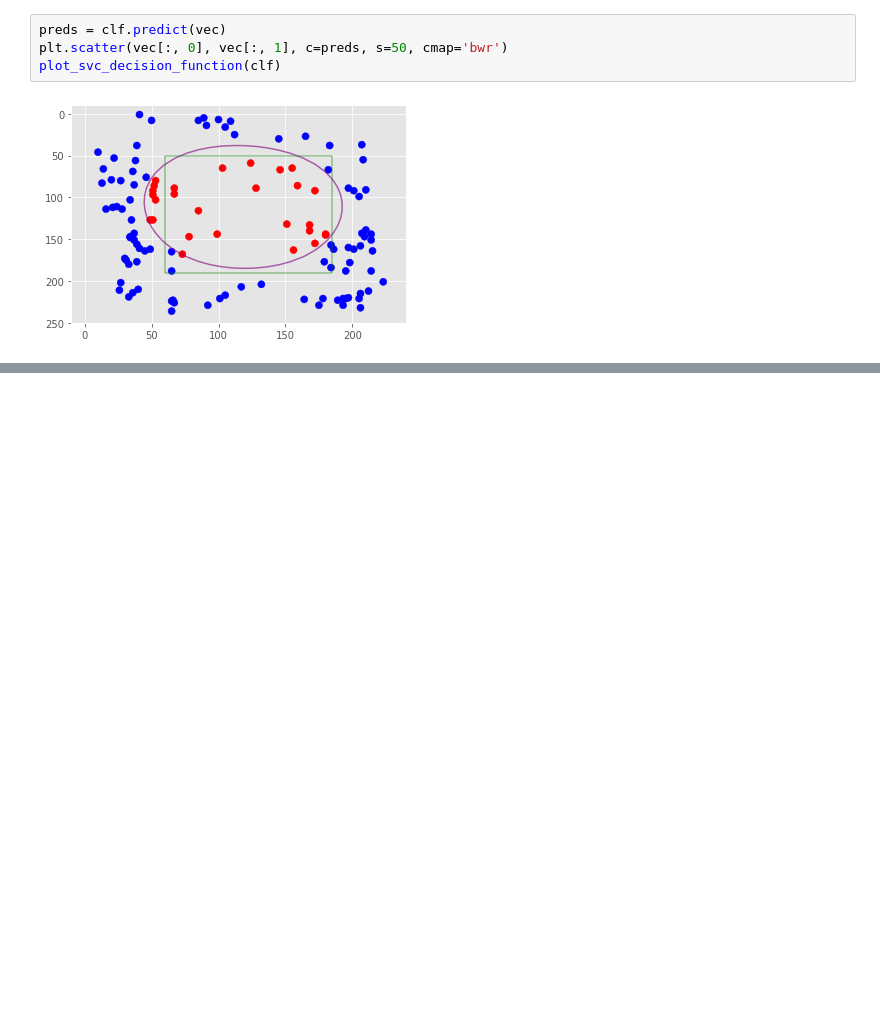
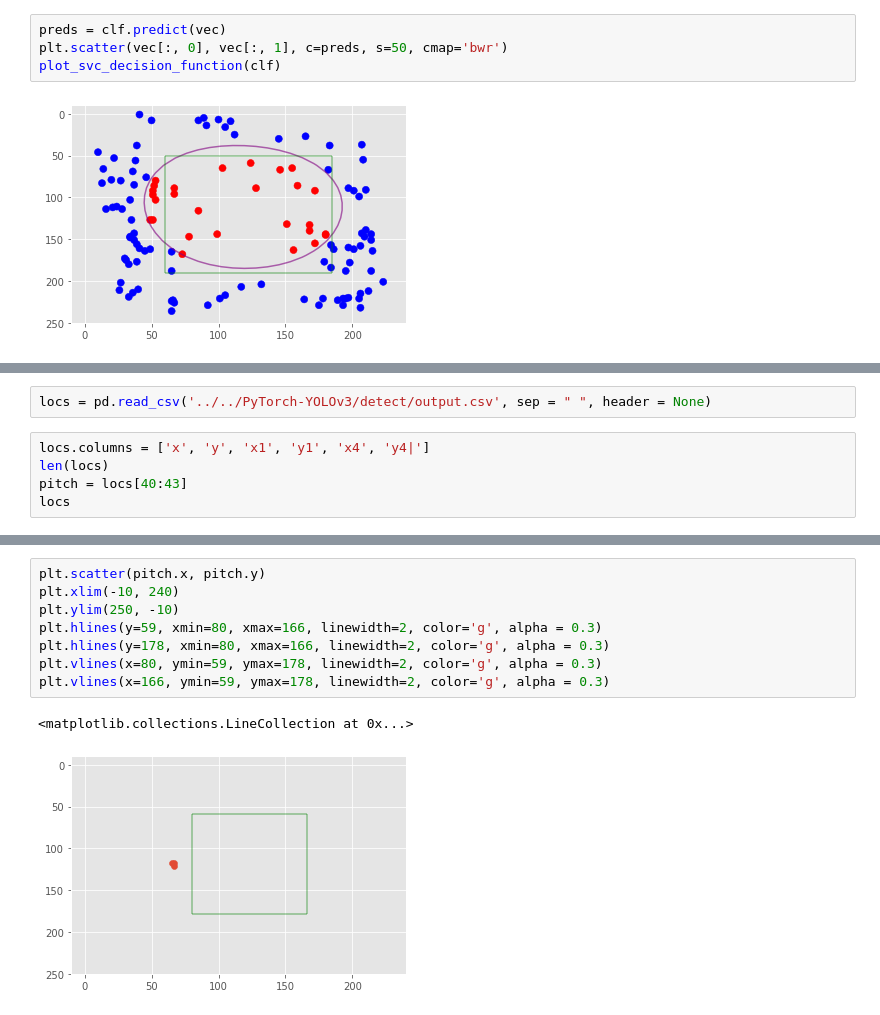
Before and after one commit to 2020-Computer-Vision/Classification, a Jupyter notebook: SVM/SVM.ipynb, the cells around one changed output, grey strips where cells are left out. Cells and saved outputs as stored; diff of their text form; blank space fills up the shorter version.

```diff
--- a/SVM/SVM.ipynb
+++ b/SVM/SVM.ipynb
@@ -163,0 +161,7 @@ array([51, 97])
+# %%
+locs = pd.read_csv('../../PyTorch-YOLOv3/detect/output.csv', sep = " ", header = None)
+# %%
+locs.columns = ['x', 'y', 'x1', 'y1', 'x4', 'y4|']
+len(locs)
+pitch = locs[40:43]
+locs
@@ -163,0 +182,11 @@ array([51, 97])
+# %%
+plt.scatter(pitch.x, pitch.y)
+plt.xlim(-10, 240)
+plt.ylim(250, -10)
+plt.hlines(y=59, xmin=80, xmax=166, linewidth=2, color='g', alpha = 0.3)
+plt.hlines(y=178, xmin=80, xmax=166, linewidth=2, color='g', alpha = 0.3)
+plt.vlines(x=80, ymin=59, ymax=178, linewidth=2, color='g', alpha = 0.3)
+plt.vlines(x=166, ymin=59, ymax=178, linewidth=2, color='g', alpha = 0.3)
+# %% [output]
+<matplotlib.collections.LineCollection at 0x...>
+[figure, added]
```
Also changed, not shown: parts of 2 cells of this notebook.
